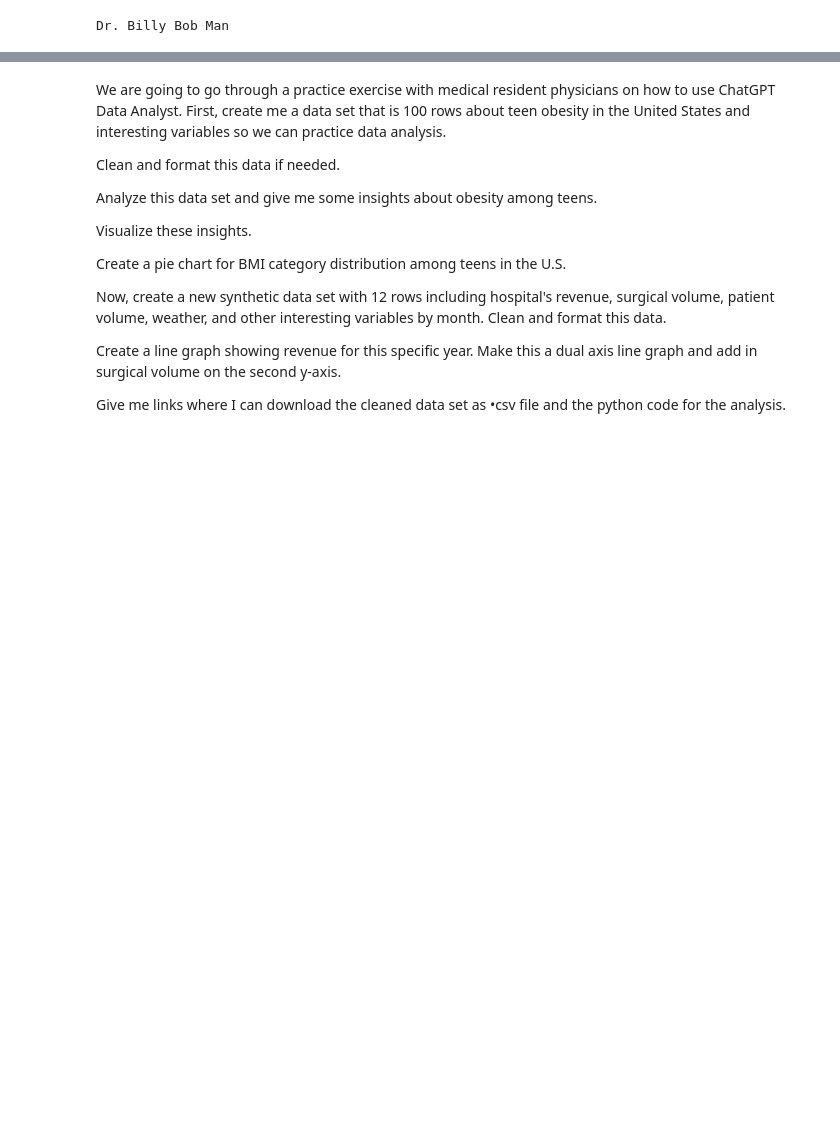
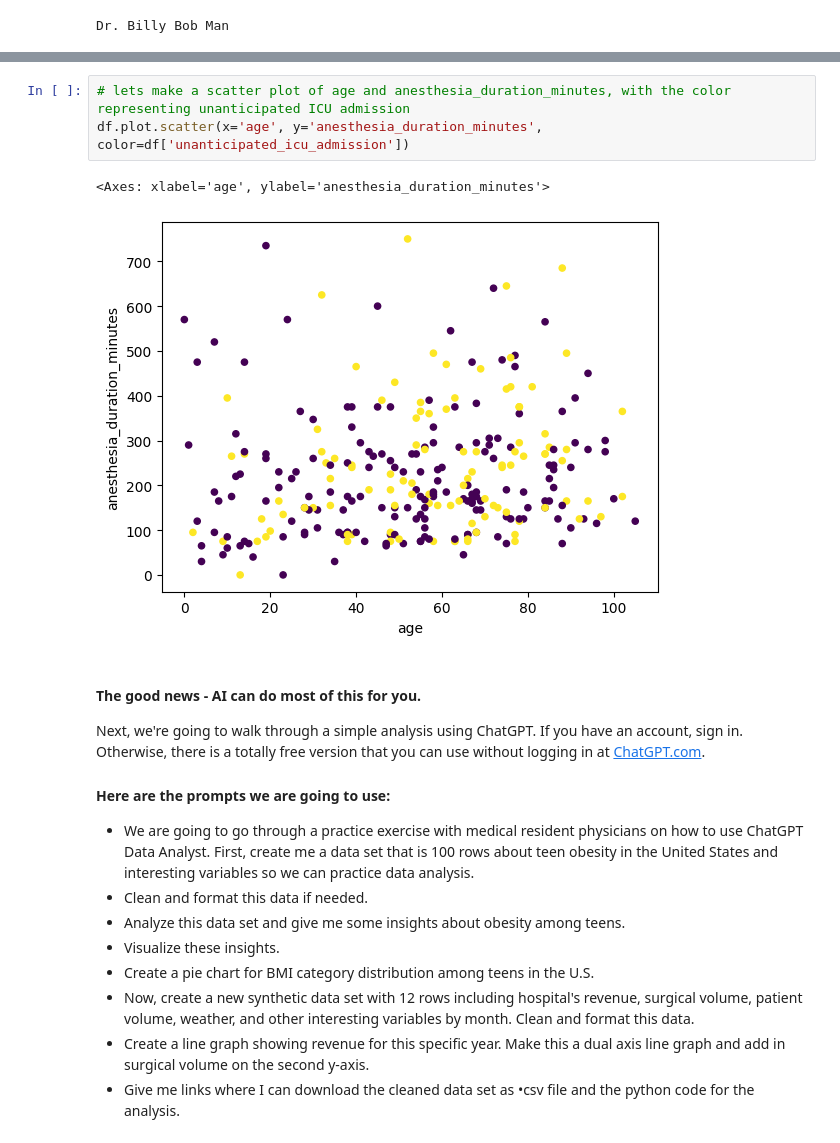
Before and after one commit to alexgoodell/aimlab-cloud-tutorials, a Jupyter notebook: welcome.ipynb, the cells around one changed output, grey strips where cells are left out. Saved outputs shown, nothing was run; the diff lists cells and outputs as text; blank space fills up the shorter version.

```diff
--- a/welcome.ipynb
+++ b/welcome.ipynb
@@ -227,16 +325,21 @@ ModuleNotFoundError: No module named 'pandas'
+# %%
+# lets make a scatter plot of age and anesthesia_duration_minutes, with the color representing unanticipated ICU admission
+df.plot.scatter(x='age', y='anesthesia_duration_minutes', color=df['unanticipated_icu_admission'])
+# %% [output]
+<Axes: xlabel='age', ylabel='anesthesia_duration_minutes'>
+[figure, added]
 # %% [markdown]
-We are going to go through a practice exercise with medical resident physicians on how to use ChatGPT Data Analyst. First, create me a data set that is 100 rows about teen obesity in the United States and interesting variables so we can practice data analysis.
+#### The good news - AI can do most of this for you.
 
-Clean and format this data if needed.
+Next, we're going to walk through a simple analysis using ChatGPT. If you have an account, sign in. Otherwise, there is a totally free version that you can use without logging in at [ChatGPT.com](https://chatgpt.com).
 
-Analyze this data set and give me some insights about obesity among teens.
+#### Here are the prompts we are going to use:
 
-Visualize these insights.
-
-Create a pie chart for BMI category distribution among teens in the U.S.
-
-Now, create a new synthetic data set with 12 rows including hospital's revenue, surgical volume, patient volume, weather, and other interesting variables by month. Clean and format this data.
-
-Create a line graph showing revenue for this specific year. Make this a dual axis line graph and add in surgical volume on the second y-axis.
-
-Give me links where I can download the cleaned data set as •csv file and the python code for the analysis.
+- We are going to go through a practice exercise with medical resident physicians on how to use ChatGPT Data Analyst. First, create me a data set that is 100 rows about teen obesity in the United States and interesting variables so we can practice data analysis.
+- Clean and format this data if needed.
+- Analyze this data set and give me some insights about obesity among teens.
+- Visualize these insights.
+- Create a pie chart for BMI category distribution among teens in the U.S.
+- Now, create a new synthetic data set with 12 rows including hospital's revenue, surgical volume, patient volume, weather, and other interesting variables by month. Clean and format this data.
+- Create a line graph showing revenue for this specific year. Make this a dual axis line graph and add in surgical volume on the second y-axis.
+- Give me links where I can download the cleaned data set as •csv file and the python code for the analysis.
```
Also changed, not shown: parts of 25 cells of this notebook, 1 other file.
